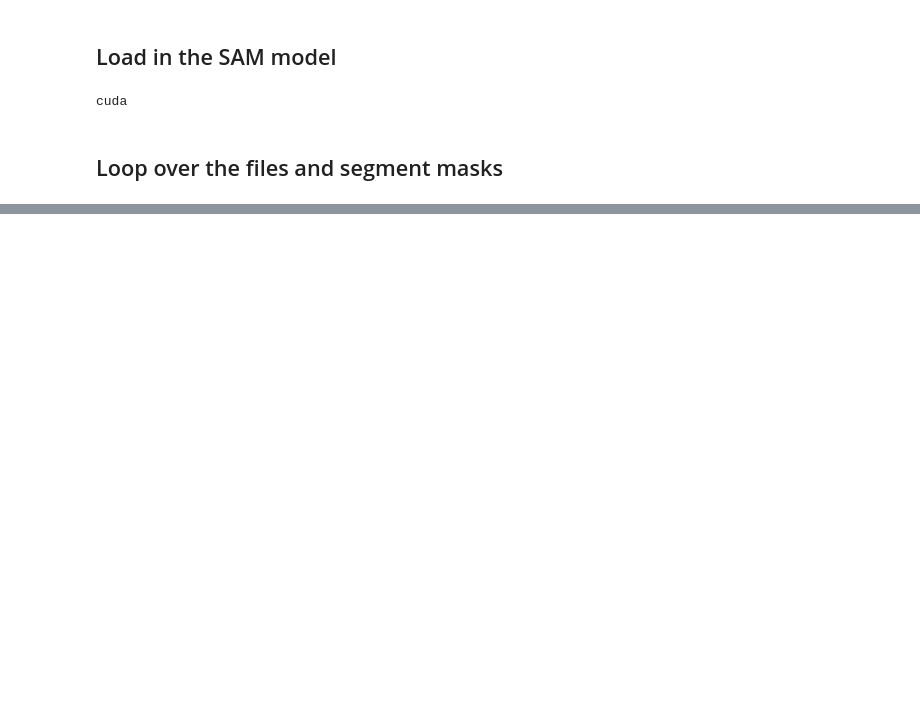
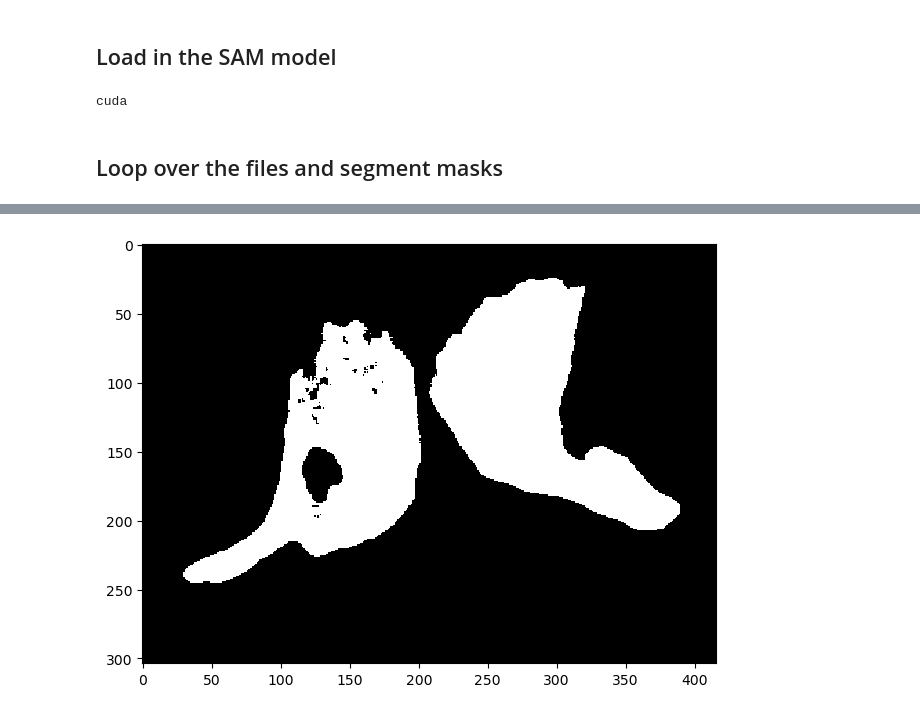
Before and after one commit to MikeLippincott/Nichols_Lab_Collaboration, a Jupyter notebook: 3.segmentation/notebooks/0.segment_images.ipynb, the cells around one changed output, grey strips where cells are left out. Drawn from its saved outputs; the diff is of its cells as text; code cells hidden in the pictures; blank space fills up the shorter version.

```diff
--- a/3.segmentation/notebooks/0.segment_images.ipynb
+++ b/3.segmentation/notebooks/0.segment_images.ipynb
@@ -127,0 +198,6 @@ for image_path in tqdm(image_list):
+# %%
+mask_image(
+    "../../data/3.maximum_projections_and_masks/MAX_unsel_8_R.tiff", alpha=35, beta=0
+)
+# %% [output]
+[figure, added]
```
Also changed, not shown: parts of 28 cells of this notebook, 13 other files.
